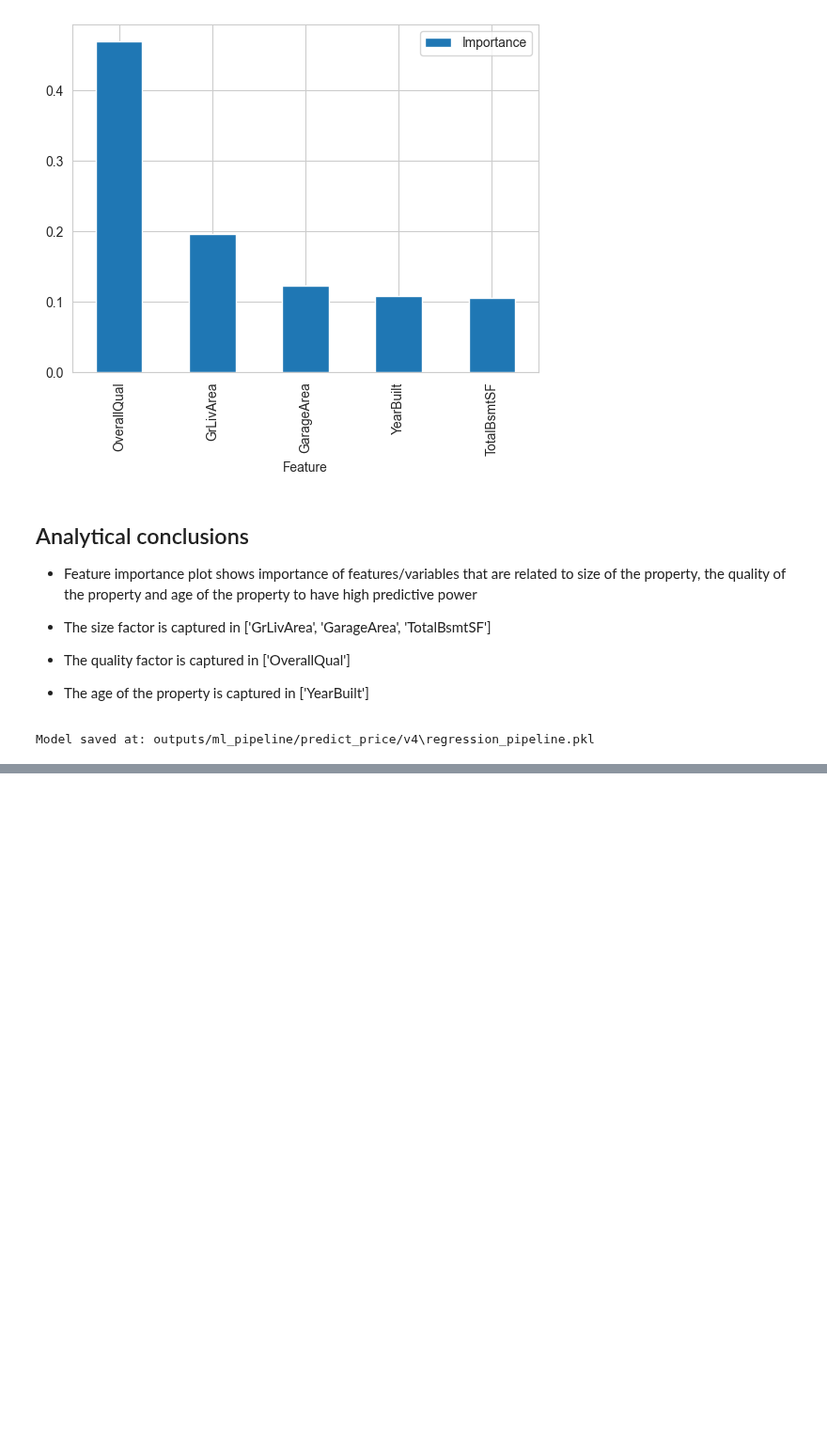
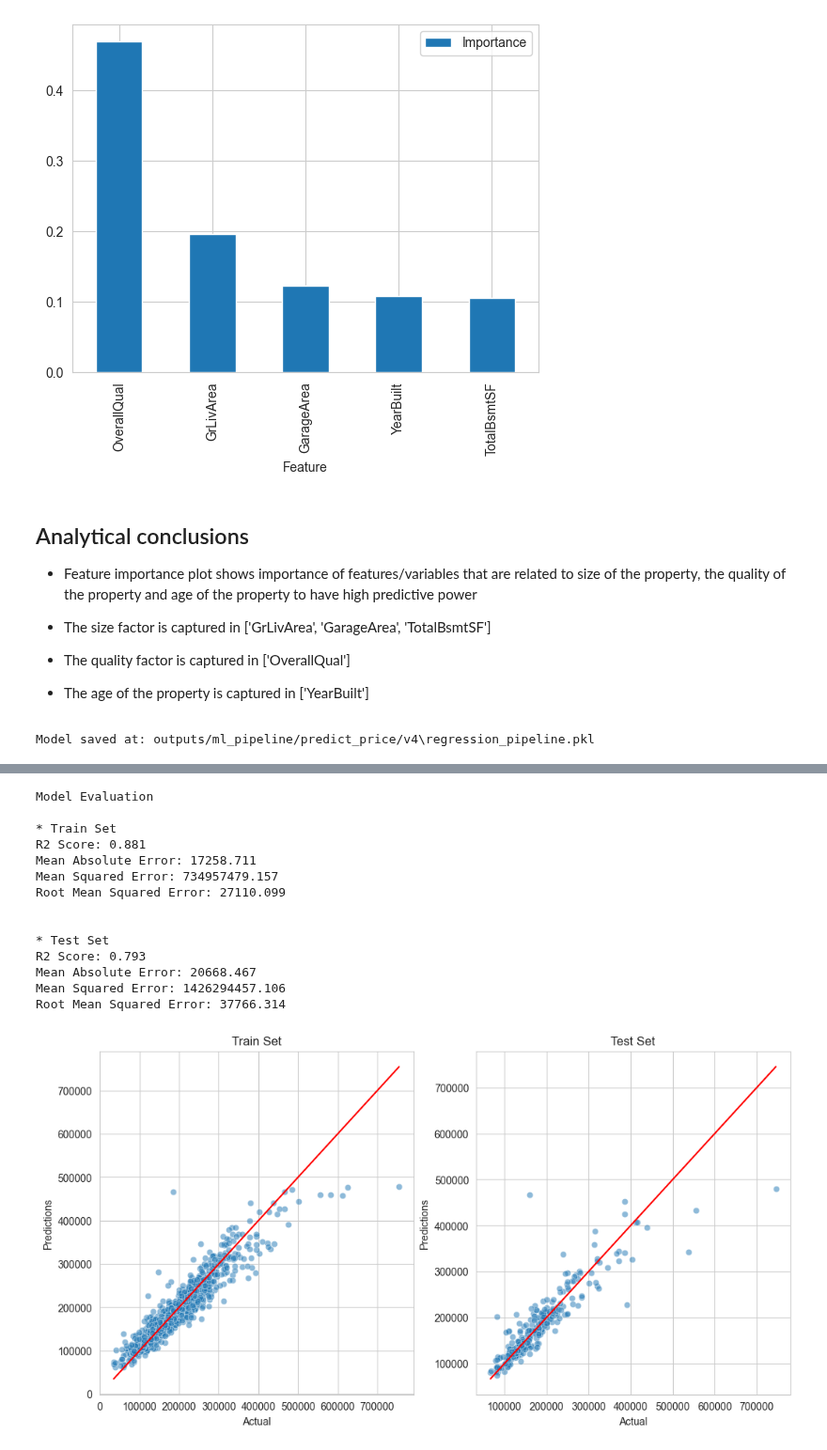
Before and after one commit to rockroman/ws, a Jupyter notebook: jupyter_notebooks/05_ml_model_and_evaluation.ipynb, the cells around one changed output, grey strips where cells are left out. Shown at 94% size. Drawn from its saved outputs; the diff is of its cells as text; code cells hidden in the pictures; blank space fills up the shorter version.

```diff
--- a/jupyter_notebooks/05_ml_model_and_evaluation.ipynb
+++ b/jupyter_notebooks/05_ml_model_and_evaluation.ipynb
@@ -806,0 +815,19 @@ Model saved at: outputs/ml_pipeline/predict_price/v4\regression_pipeline.pkl
+# %%
+regression_performance(X_train, y_train, X_test, y_test,best_pipeline_regressor)
+regression_evaluation_plots(X_train, y_train, X_test, y_test, best_pipeline_regressor)
+# %% [output]
+Model Evaluation
+
+* Train Set
+R2 Score: 0.881
+Mean Absolute Error: 17258.711
+Mean Squared Error: 734957479.157
+Root Mean Squared Error: 27110.099
+
+
+* Test Set
+R2 Score: 0.793
+Mean Absolute Error: 20668.467
+Mean Squared Error: 1426294457.106
+Root Mean Squared Error: 37766.314
+[figure, added]
```
Also changed, not shown: parts of 13 cells of this notebook, 1 other file.
